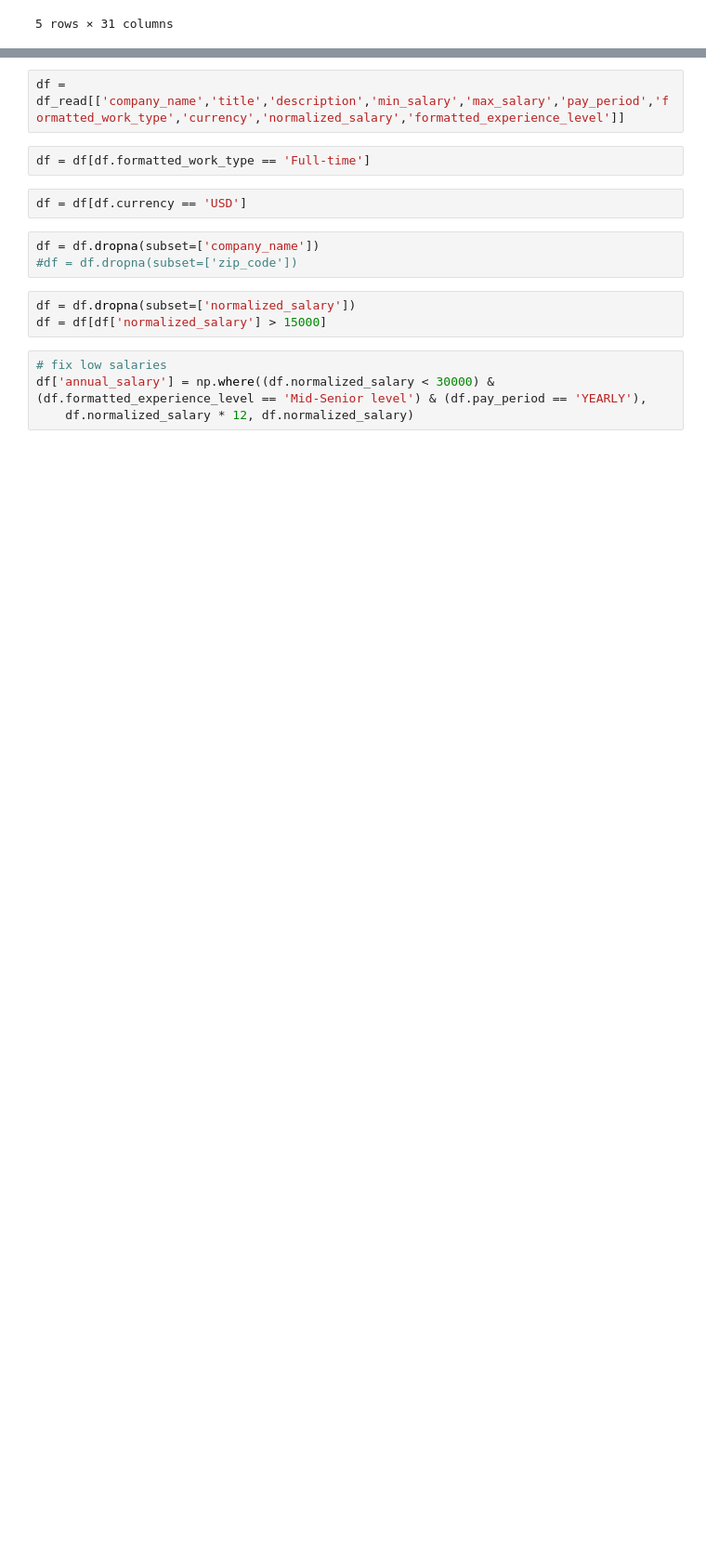
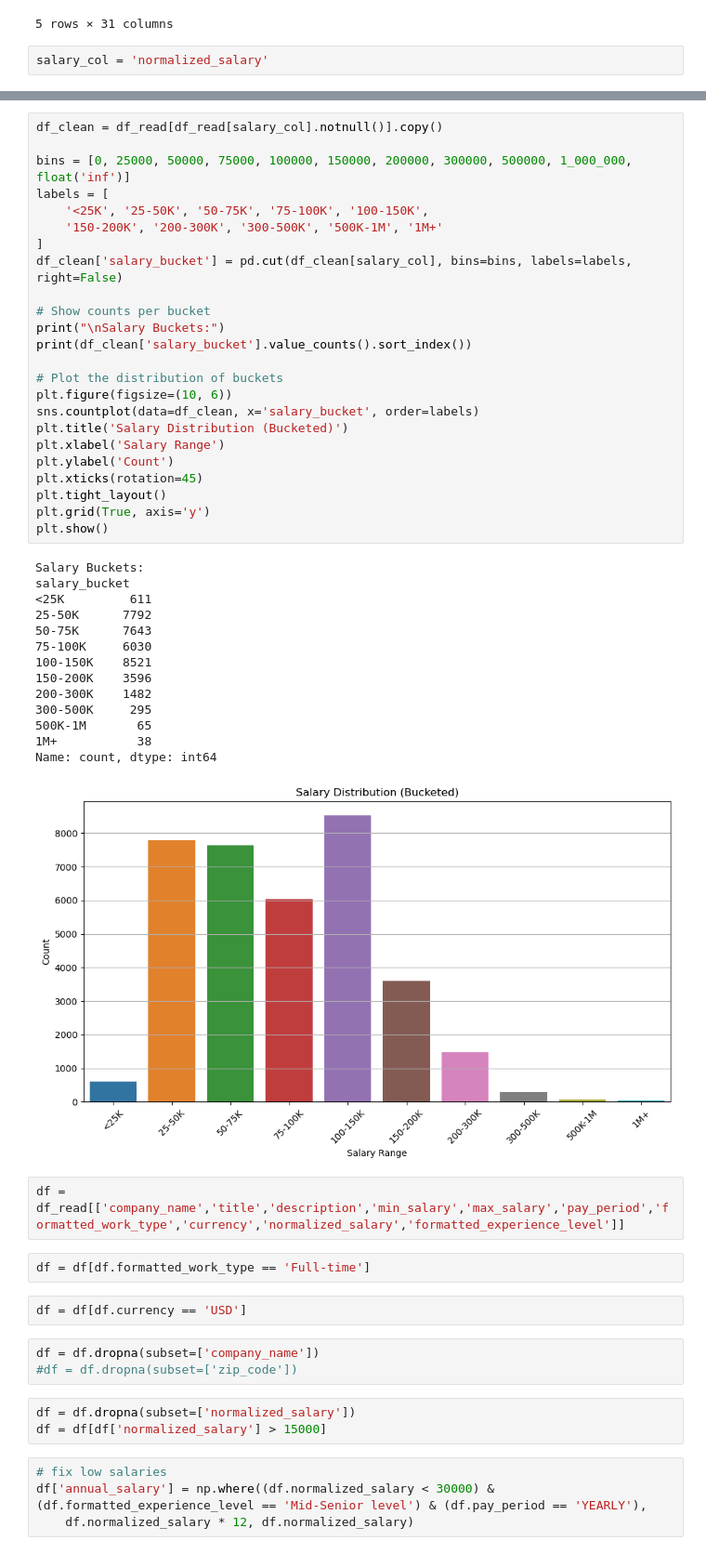
Before and after one commit to DeepaliDagar/MLQ3project, a Jupyter notebook: Final_chris.ipynb, the cells around one changed output, grey strips where cells are left out. Shown at 93% size. Saved outputs shown, nothing was run; the diff lists cells and outputs as text; blank space fills up the shorter version.

```diff
--- a/Final_chris.ipynb
+++ b/Final_chris.ipynb
@@ -21,3 +25,5 @@ df_read.head(5)
 | 3 | 23221523 | Abrams Fensterman, LLP | Senior Elder Law / Trusts and Est... | Senior Associate Attorney - Elder... | 175000.0 | YEARLY | New Hyde Park, NY | 766262.0 | 16.0 | ... |
 | 4 | 35982263 | NaN | Service Technician | Looking for HVAC service tech wit... | 80000.0 | YEARLY | Burlington, IA | NaN | 3.0 | ... |
 5 rows × 31 columns
+# %%
+salary_col = 'normalized_salary'
@@ -24,3 +42,42 @@ df_read.head(5)
+# %%
+df_clean = df_read[df_read[salary_col].notnull()].copy()
+
+bins = [0, 25000, 50000, 75000, 100000, 150000, 200000, 300000, 500000, 1_000_000, float('inf')]
+labels = [
+    '<25K', '25-50K', '50-75K', '75-100K', '100-150K',
+    '150-200K', '200-300K', '300-500K', '500K-1M', '1M+'
+]
+df_clean['salary_bucket'] = pd.cut(df_clean[salary_col], bins=bins, labels=labels, right=False)
+
+# Show counts per bucket
+print("\nSalary Buckets:")
+print(df_clean['salary_bucket'].value_counts().sort_index())
+
+# Plot the distribution of buckets
+plt.figure(figsize=(10, 6))
+sns.countplot(data=df_clean, x='salary_bucket', order=labels)
+plt.title('Salary Distribution (Bucketed)')
+plt.xlabel('Salary Range')
+plt.ylabel('Count')
+plt.xticks(rotation=45)
+plt.tight_layout()
+plt.grid(True, axis='y')
+plt.show()
+# %% [output]
+Salary Buckets:
+salary_bucket
+<25K         611
+25-50K      7792
+50-75K      7643
+75-100K     6030
+100-150K    8521
+150-200K    3596
+200-300K    1482
+300-500K     295
+500K-1M       65
+1M+           38
+Name: count, dtype: int64
+[figure, added]
 # %%
 df = df_read[['company_name','title','description','min_salary','max_salary','pay_period','formatted_work_type','currency','normalized_salary','formatted_experience_level']]
 # %%
```
Also changed, not shown: parts of 12 cells of this notebook.
